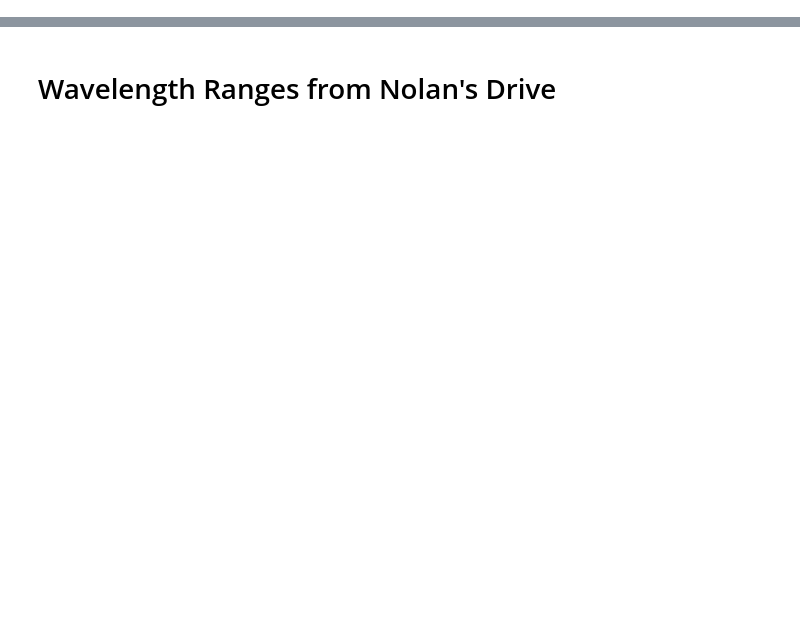
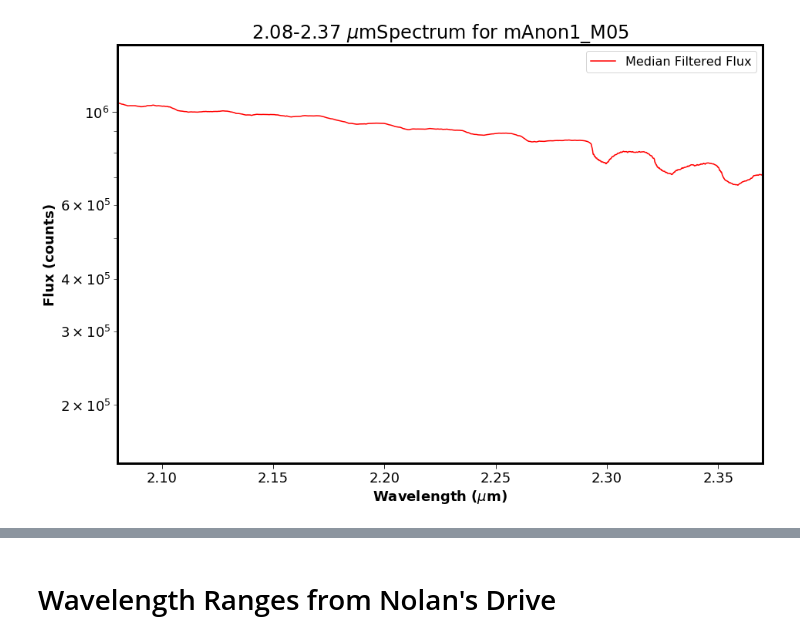
Before and after one commit to SavOliveira/IGRINS-Spectra, a Jupyter notebook: merged_standards_igrins.ipynb, the cells around one changed output, grey strips where cells are left out. Saved outputs shown, nothing was run; the diff lists cells and outputs as text; code cells hidden in the pictures; blank space fills up the shorter version.

```diff
--- a/merged_standards_igrins.ipynb
+++ b/merged_standards_igrins.ipynb
@@ -108,3 +112,20 @@ lines_str = list(nir_dict.keys())
 
 # Wavelength values for each NIR line
 lines_wav = list(nir_dict.values())
+# %%
+# Wavelength per pixel
+df = pd.read_csv(merged_standard_files[0], delimiter='\s+', comment='#', header=None)
+
+# Extract wavelength and flux columns
+wavelength = df[0]
+flux = df[1]
+# SNR per res element
+snr = df[2]
+
+min_wl = wavelength.min()
+max_wl = wavelength.max()
+delta_lambda = max_wl-min_wl
+
+tot_num = len(wavelength)
+
+print("Wavelength per pixel: ",delta_lambda/tot_num)
@@ -188,0 +208,76 @@ for file in merged_standard_files:
+# %%
+# Who knows if this will work
+from scipy.ndimage import median_filter
+from scipy.signal import savgol_filter
+
+# Iterate over the TXT files
+n = len(merged_standard_files)
+
+for file in merged_standard_files:
+    # Read the data from the TXT file using pandas
+    df = pd.read_csv(file, delimiter='\s+', comment='#', header=None)  # Adjust delimiter if necessary
+    # For some weird reason column 3 has dtype 'object' so I change it to 'float64'
+    df[2] = df[2].astype(float)
+
+    # Exclude any negative flux, anything with  10000 < SNR < 5
+    # df[1] = flux df[2] = SNR per resolution element
+    df = df[(df[1] > 0) & (df[2] >= 5) & (df[2] <= 10000)]
+
+    # Extract wavelength and flux columns
+    wavelength = df[0]
+    flux = df[1]
+    # SNR per res element
+    snr = df[2]
+
+    # # Smooth the intensity array using Savitzky-Golay filter
+    # smoothed_flux = savgol_filter(flux, window_length=7, polyorder=3)
+
+    # # Subtract the smoothed intensity from the original intensity to get the continuum
+    # continuum = flux - smoothed_flux
+
+    # Apply median filtering to the flux column
+    window_size = 801  # Size of the median filter window
+    filtered_flux = median_filter(flux, kernel_size=window_size)
+
+    # Set
+    fig,ax = plt.subplots(figsize=(15,10))
+
+    # Create a plot of wavelength vs. flux
+    # ax.plot(wavelength, flux,c='black',label='Original Flux')
+    ax.plot(wavelength, filtered_flux,c='red', label='Median Filtered Flux')
+    # ax.plot(wavelength, flux/filtered_flux,c='black', label='Flux/med_filt Flux')
+
+    # ax.set_xscale('log')
+    ax.set_yscale('log')
+    ax.set_xlim(2.08,2.37)
+    ax.set_xlabel('Wavelength ($\mu$m)')
+    ax.set_ylabel('Flux (counts)')
+
+    # Loop through NIR line dictionary and plot vertical, dashed lines at those wavelengths
+    # Iterate over number of objects
+    # for i in range(n):
+    #     # Iterate over the NIR dictionary
+    #     for ii in range(len(lines_wav)):
+    #         ax.axvline(x=lines_wav[ii],ls='dashed',color='red',alpha=0.2)
+    #         # ax.set_xscale('log')
+    #         # ax.set_yscale('log')
+
+    # This is the wavelength range from the proposal (Figures 7 and 8)
+
+
+    # Extract the filename from the path
+    filename = os.path.splitext(os.path.basename(file))[0]
+
+    # Make the title according to the filename
+    ax.set_title('2.08-2.37 $\mu$mSpectrum for {}'.format(filename))
+    ax.legend(loc='best')
+
+    # Save the plot as PNG
+    plt.savefig(fig_path+'{}.png'.format(filename))
+
+    # Show the plot
+    plt.show()
+    # Don't show the plots, save me some scrolling time and I can always look at them in the file explorer
+    # plt.close()
+# %% [output]
+[figure, added]
```
Also changed, not shown: parts of 11 cells of this notebook, 18 other files.
